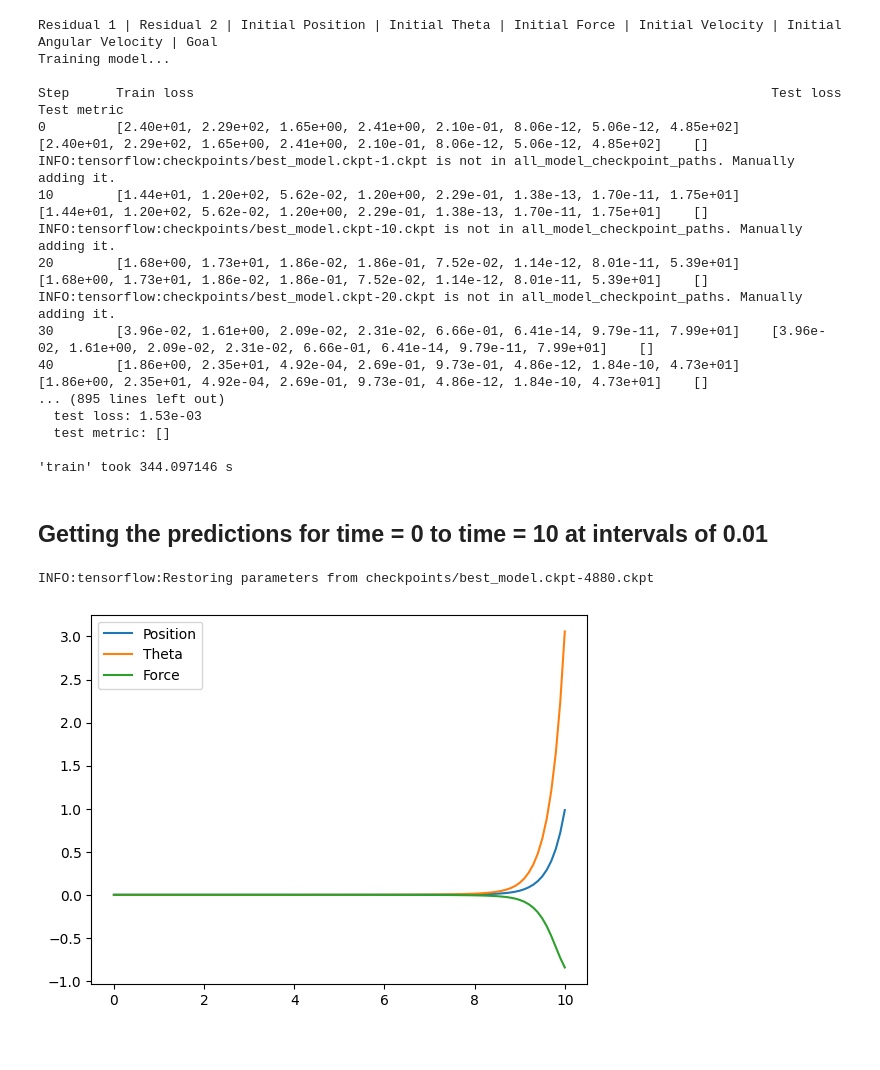
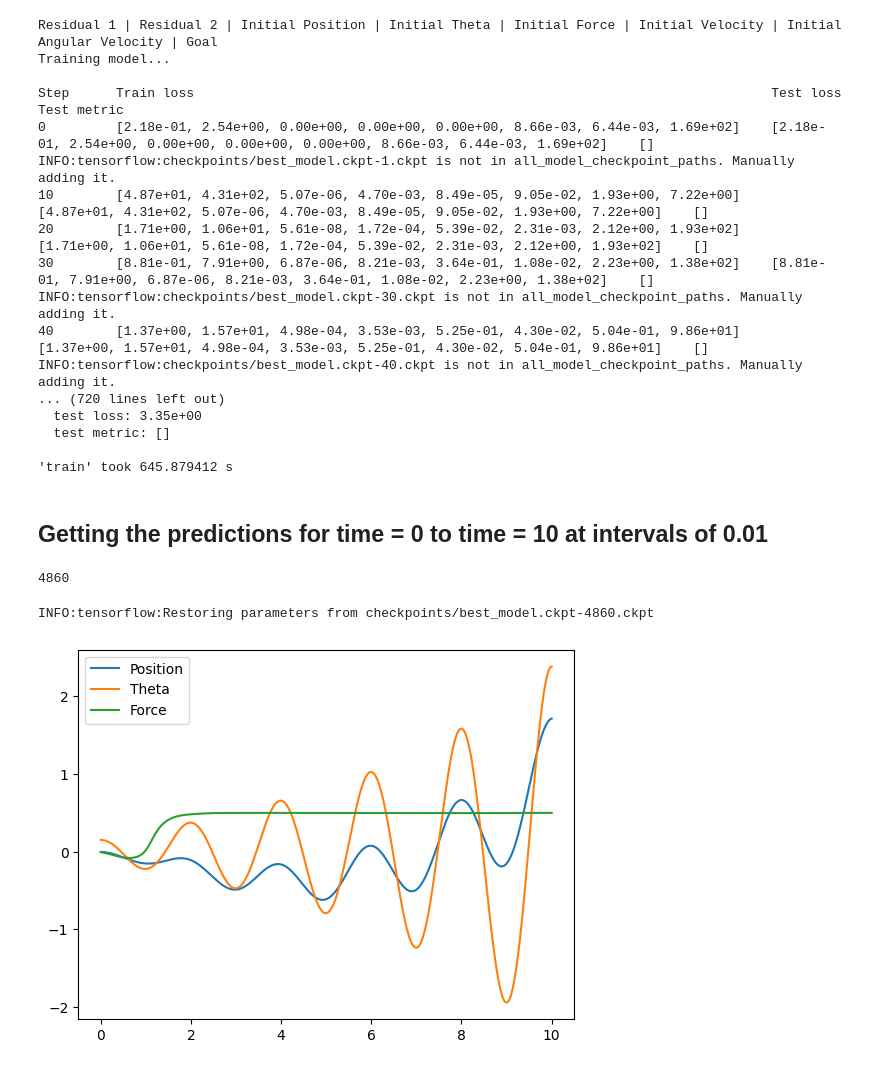
Before and after one commit to ArjunDosajh/pinn-optimization, a Jupyter notebook: data/inverting_pendulum/inverted_pendulum_cart.ipynb, the cells around one changed output. Cells and saved outputs as stored; diff of their text form; code cells hidden in the pictures.

```diff
--- a/data/inverting_pendulum/inverted_pendulum_cart.ipynb
+++ b/data/inverting_pendulum/inverted_pendulum_cart.ipynb
@@ -20,7 +24,7 @@ num_domain = 1000
 n_adam = 5000
 
 lr = 3e-3 # for Adam
-loss_weights = [1., 1., 1., 1., 1., 1, 1., 1.]
+loss_weights = [2., 2., 1., 1., 1., 1, 1., 2.]
 
 # Set physical parameters
 tmin, tmax = 0.0, 10.0
@@ -32,7 +36,7 @@ M = 2 # Mass of the cart
 m = 1 # Mass of the pendulum
 b = 0.1 # Friction coefficient
 I = 0.33 # Moment of inertia
-g = 9.8 # Gravity
+g = -9.8 # Gravity
 l = 1 # Length of the pendulum
 force_max = 0.5  # Maximum force
 # %%
@@ -103,7 +107,7 @@ losses = [position_initial, theta_initial, force_initial, velocity_initial, angu
 data = dde.data.PDE(geom, ode, losses, num_domain=num_domain, num_boundary=50)
 # dataset size here will be 1002 (1000 domain + 2 boundary)
 # %%
-net = dde.nn.FNN([1] + [64] * 7 + [n_output], "sigmoid", "Glorot normal")
+net = dde.nn.FNN([1] + [256] * 5 + [n_output], "tanh", "Glorot normal")
 # %%
 resampler = dde.callbacks.PDEPointResampler(period=500)
 # %%
@@ -139,42 +127,52 @@ model_checkpoint = ModelCheckpoint(
 # %%
 print("Residual 1 | Residual 2 | Initial Position | Initial Theta | Initial Force | Initial Velocity | Initial Angular Velocity | Goal")
 losshistory, train_state = model.train(display_every=10, iterations=n_adam, callbacks=[resampler, model_checkpoint])
-# losshistory, train_state = model.train(display_every=100, iterations=n_adam, callbacks=[print_outputs_callback])
 # %% [output]
 Residual 1 | Residual 2 | Initial Position | Initial Theta | Initial Force | Initial Velocity | Initial Angular Velocity | Goal
 Training model...
 
 Step      Train loss                                                                          Test loss                                                                           Test metric
-0         [2.40e+01, 2.29e+02, 1.65e+00, 2.41e+00, 2.10e-01, 8.06e-12, 5.06e-12, 4.85e+02]    [2.40e+01, 2.29e+02, 1.65e+00, 2.41e+00, 2.10e-01, 8.06e-12, 5.06e-12, 4.85e+02]    []
+0         [2.18e-01, 2.54e+00, 0.00e+00, 0.00e+00, 0.00e+00, 8.66e-03, 6.44e-03, 1.69e+02]    [2.18e-01, 2.54e+00, 0.00e+00, 0.00e+00, 0.00e+00, 8.66e-03, 6.44e-03, 1.69e+02]    []
 INFO:tensorflow:checkpoints/best_model.ckpt-1.ckpt is not in all_model_checkpoint_paths. Manually adding it.
-10        [1.44e+01, 1.20e+02, 5.62e-02, 1.20e+00, 2.29e-01, 1.38e-13, 1.70e-11, 1.75e+01]    [1.44e+01, 1.20e+02, 5.62e-02, 1.20e+00, 2.29e-01, 1.38e-13, 1.70e-11, 1.75e+01]    []
-INFO:tensorflow:checkpoints/best_model.ckpt-10.ckpt is not in all_model_checkpoint_paths. Manually adding it.
-20        [1.68e+00, 1.73e+01, 1.86e-02, 1.86e-01, 7.52e-02, 1.14e-12, 8.01e-11, 5.39e+01]    [1.68e+00, 1.73e+01, 1.86e-02, 1.86e-01, 7.52e-02, 1.14e-12, 8.01e-11, 5.39e+01]    []
-INFO:tensorflow:checkpoints/best_model.ckpt-20.ckpt is not in all_model_checkpoint_paths. Manually adding it.
-30        [3.96e-02, 1.61e+00, 2.09e-02, 2.31e-02, 6.66e-01, 6.41e-14, 9.79e-11, 7.99e+01]    [3.96e-02, 1.61e+00, 2.09e-02, 2.31e-02, 6.66e-01, 6.41e-14, 9.79e-11, 7.99e+01]    []
-40        [1.86e+00, 2.35e+01, 4.92e-04, 2.69e-01, 9.73e-01, 4.86e-12, 1.84e-10, 4.73e+01]    [1.86e+00, 2.35e+01, 4.92e-04, 2.69e-01, 9.73e-01, 4.86e-12, 1.84e-10, 4.73e+01]    []
-... (895 lines left out)
-  test loss: 1.53e-03
+10        [4.87e+01, 4.31e+02, 5.07e-06, 4.70e-03, 8.49e-05, 9.05e-02, 1.93e+00, 7.22e+00]    [4.87e+01, 4.31e+02, 5.07e-06, 4.70e-03, 8.49e-05, 9.05e-02, 1.93e+00, 7.22e+00]    []
+20        [1.71e+00, 1.06e+01, 5.61e-08, 1.72e-04, 5.39e-02, 2.31e-03, 2.12e+00, 1.93e+02]    [1.71e+00, 1.06e+01, 5.61e-08, 1.72e-04, 5.39e-02, 2.31e-03, 2.12e+00, 1.93e+02]    []
+30        [8.81e-01, 7.91e+00, 6.87e-06, 8.21e-03, 3.64e-01, 1.08e-02, 2.23e+00, 1.38e+02]    [8.81e-01, 7.91e+00, 6.87e-06, 8.21e-03, 3.64e-01, 1.08e-02, 2.23e+00, 1.38e+02]    []
+INFO:tensorflow:checkpoints/best_model.ckpt-30.ckpt is not in all_model_checkpoint_paths. Manually adding it.
+40        [1.37e+00, 1.57e+01, 4.98e-04, 3.53e-03, 5.25e-01, 4.30e-02, 5.04e-01, 9.86e+01]    [1.37e+00, 1.57e+01, 4.98e-04, 3.53e-03, 5.25e-01, 4.30e-02, 5.04e-01, 9.86e+01]    []
+INFO:tensorflow:checkpoints/best_model.ckpt-40.ckpt is not in all_model_checkpoint_paths. Manually adding it.
+... (720 lines left out)
+  test loss: 3.35e+00
   test metric: []
 
-'train' took 344.097146 s
+'train' took 645.879412 s
 # %% [markdown]
 ## Getting the predictions for time = 0 to time = 10 at intervals of 0.01
+# %%
+extracted_number = 0
+with open("checkpoints/checkpoint", "r") as file:
+    for line in file:
+        if "best_model" in line:
+            extracted_number = int(line.split('-')[-1].split('.')[0])
+            break
+
+extracted_number
+# %% [output]
+4860
 # %%
-model.restore(save_path='checkpoints/best_model.ckpt-4880.ckpt')
+model.restore(save_path=f'checkpoints/best_model.ckpt-{extracted_number}.ckpt')
 
-t = np.linspace(tmin, tmax, 101)
+t = np.linspace(tmin, tmax, 1000)
 predictions = model.predict(np.array([t]).T)
 predictions[:, 2] = np.tanh(predictions[:, 2]) * force_max
 
 plt.plot(t, predictions[:, 0], label="Position")
 plt.plot(t, predictions[:, 1], label="Theta")
 plt.plot(t, predictions[:, 2], label="Force")
 plt.legend()
 plt.show()
 # %% [output]
-INFO:tensorflow:Restoring parameters from checkpoints/best_model.ckpt-4880.ckpt
+INFO:tensorflow:Restoring parameters from checkpoints/best_model.ckpt-4860.ckpt
-[figure, old version]
+[figure, new version]
 # %%
 np.save('single_inverted_cart_outputs.npy', predictions)
 predictions
```
Also changed, not shown: parts of 6 cells of this notebook, 6 other files.
